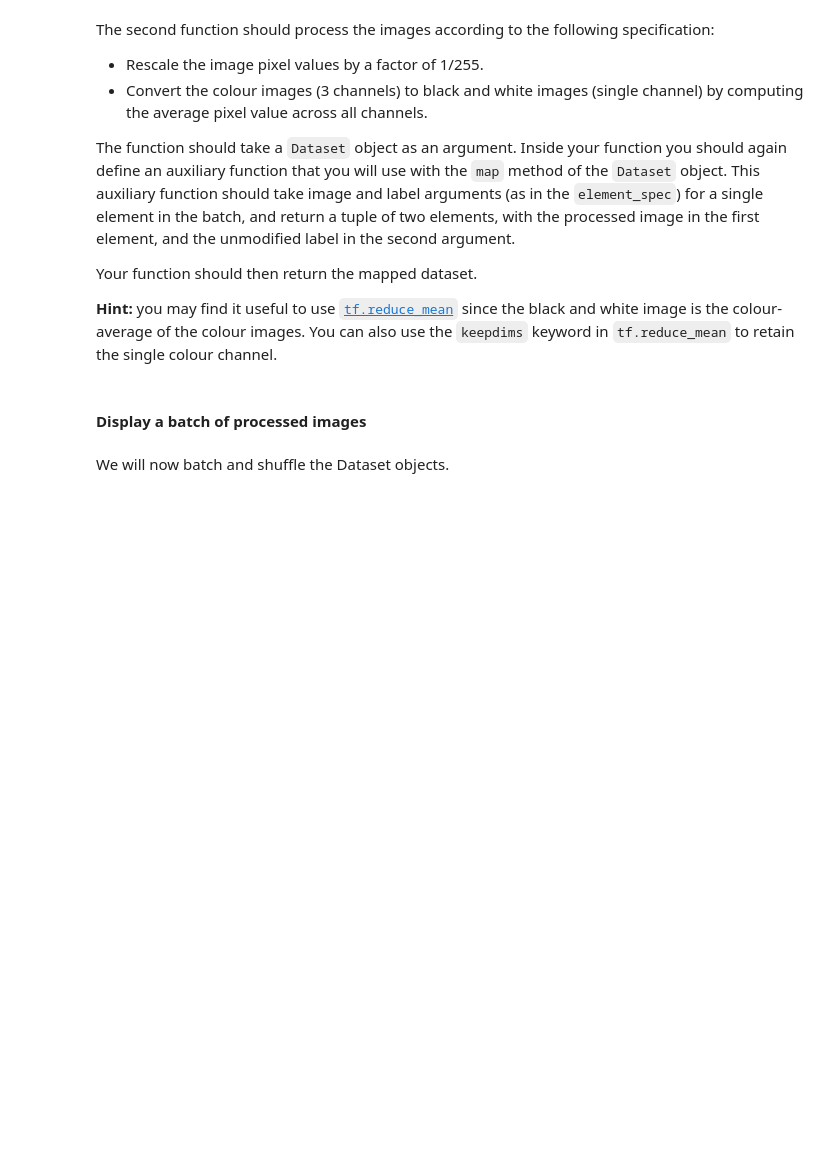
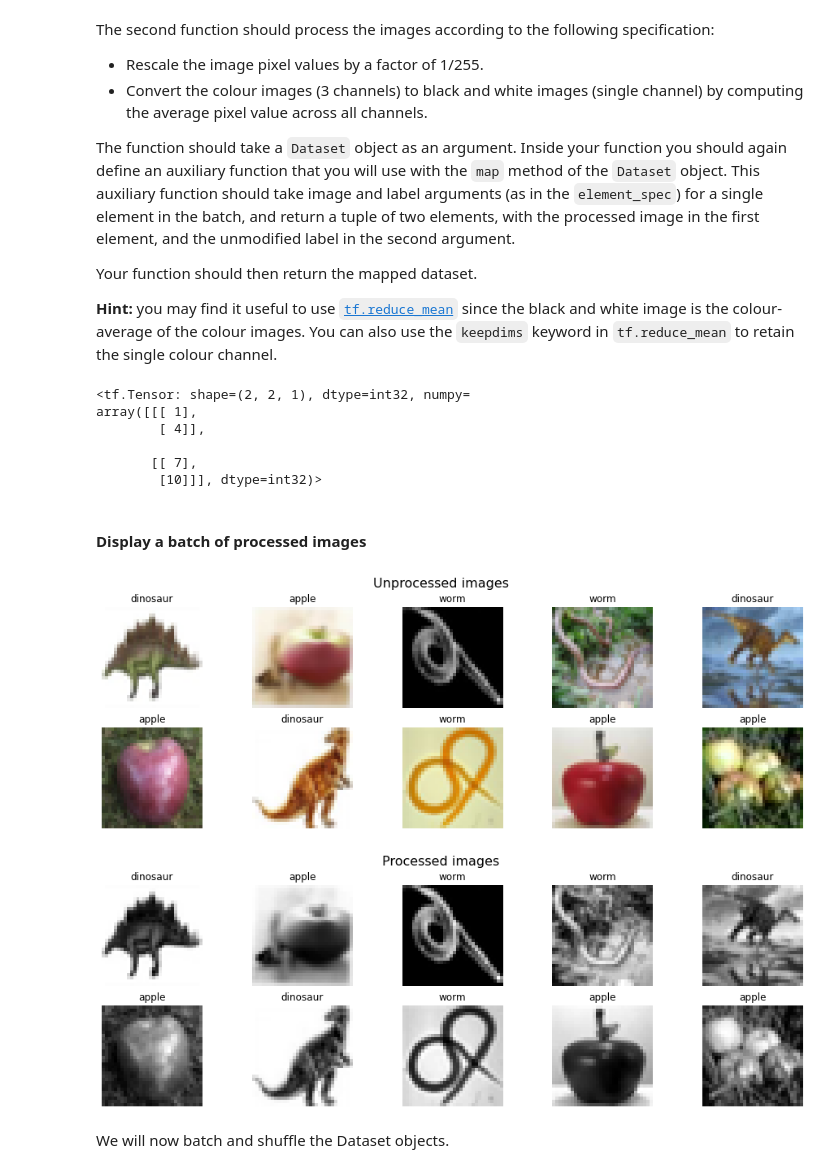
Before and after one commit to ChenHaoHere/Customising-your-models-with-TensorFlow-2-, a Jupyter notebook: Week_2_Programming_Assignment:data.ipynb, the cells around one changed output. Drawn from its saved outputs; the diff is of its cells as text; code cells hidden in the pictures; blank space fills up the shorter version.

```diff
--- a/Week_2_Programming_Assignment:data.ipynb
+++ b/Week_2_Programming_Assignment:data.ipynb
@@ -488,3 +604,15 @@ def filter_classes(dataset, classes):
     label belongs to one of the integers in the classes list.
     The function should then return the filtered Dataset object.
     """
+    def filter_func(image, label):
+      print(label)
+      print(tf.equal(tf.cast(label, classes.dtype), classes))
+      print(tf.math.reduce_any(tf.equal(tf.cast(label, classes.dtype), classes)))
+      return tf.math.reduce_any(tf.equal(tf.cast(label, classes.dtype), classes))
+    classes = tf.constant(classes, dtype=tf.uint8)
+    dataset.filter(lambda image, label : tf.math.reduce_any(tf.equal(tf.cast(label, classes.dtype), classes)))
+    return dataset.filter(lambda image, label : tf.math.reduce_any(tf.equal(tf.cast(label, classes.dtype), classes)))
+# %%
+l_test = tf.constant(25)
+classes = tf.constant([0, 29, 99], dtype=l_test.dtype)
+tf.math.reduce_any(tf.equal(l_test, classes))
@@ -521,3 +664,10 @@ def map_labels(dataset):
     one-hot vector. The encoding should be done according to the above specification.
     The function should then return the mapped Dataset object.
     """
+    classes = tf.constant([0, 29, 99], dtype=l_test.dtype)
+    def map_func(image, label):
+      label = tf.cast(tf.equal(label, tf.cast(classes, label.dtype)), label.dtype)
+      print(tf.py_function(lambda x:x.numpy(), [label], label.dtype))
+      return (image, label)
+    dataset = dataset.map(map_func)
+    return dataset
@@ -548,6 +735,20 @@ def map_images(dataset):
     This function should map over the dataset to process the image according to the
     above specification. The function should then return the mapped Dataset object.
     """
+    def map_func(image, label):
+      image = tf.reduce_mean(image, axis=2, keepdims=True) / 255
+      return (image, label)
+    dataset = dataset.map(map_func)
+    return dataset
+# %%
+tf.reduce_mean(tf.reshape(tf.range(2*2*3), (2, 2, 3)), axis=2, keepdims=True)
+# %% [output]
+<tf.Tensor: shape=(2, 2, 1), dtype=int32, numpy=
+array([[[ 1],
+        [ 4]],
+
+       [[ 7],
+        [10]]], dtype=int32)>
 # %%
 # Run the below cell to apply your mapping function to the datasets
 
@@ -558,23 +759,26 @@ test_dataset_bw = map_images(test_dataset)
 # %%
 # Run this cell to view a selection of images before and after processing
 
 plt.figure(figsize=(16,5))
 plt.suptitle("Unprocessed images", fontsize=16)
 for n, elem in enumerate(train_dataset.take(10)):
     images, labels = elem
     ax = plt.subplot(2, 5, n+1)
-    plt.title(cifar_labels[cifar_classes[np.where(labels == 1.)[0][0]]])
+    plt.title(cifar_labels[cifar_classes[np.where(labels == 1)[0][0]]])
     plt.imshow(np.squeeze(images), cmap='gray')
     plt.axis('off')
 
 plt.figure(figsize=(16,5))
 plt.suptitle("Processed images", fontsize=16)
 for n, elem in enumerate(train_dataset_bw.take(10)):
     images_bw, labels_bw = elem
     ax = plt.subplot(2, 5, n+1)
-    plt.title(cifar_labels[cifar_classes[np.where(labels_bw == 1.)[0][0]]])
+    plt.title(cifar_labels[cifar_classes[np.where(labels_bw == 1)[0][0]]])
     plt.imshow(np.squeeze(images_bw), cmap='gray')
     plt.axis('off')
+# %% [output]
+[figure, added]
+[figure, added]
 # %% [markdown]
 We will now batch and shuffle the Dataset objects.
 # %%
```
Also changed, not shown: parts of 35 cells of this notebook.
